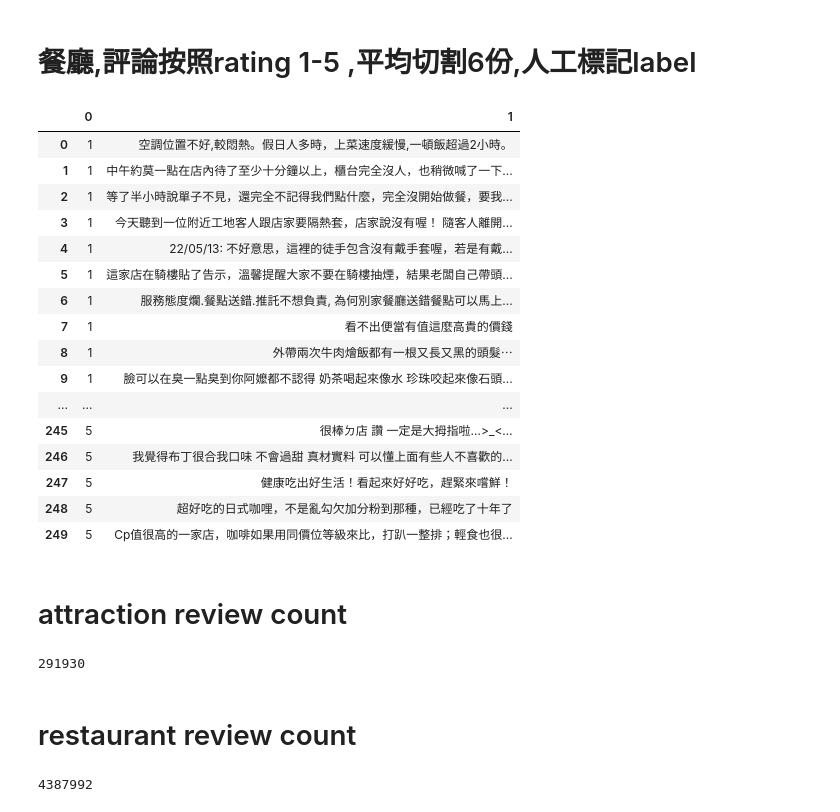
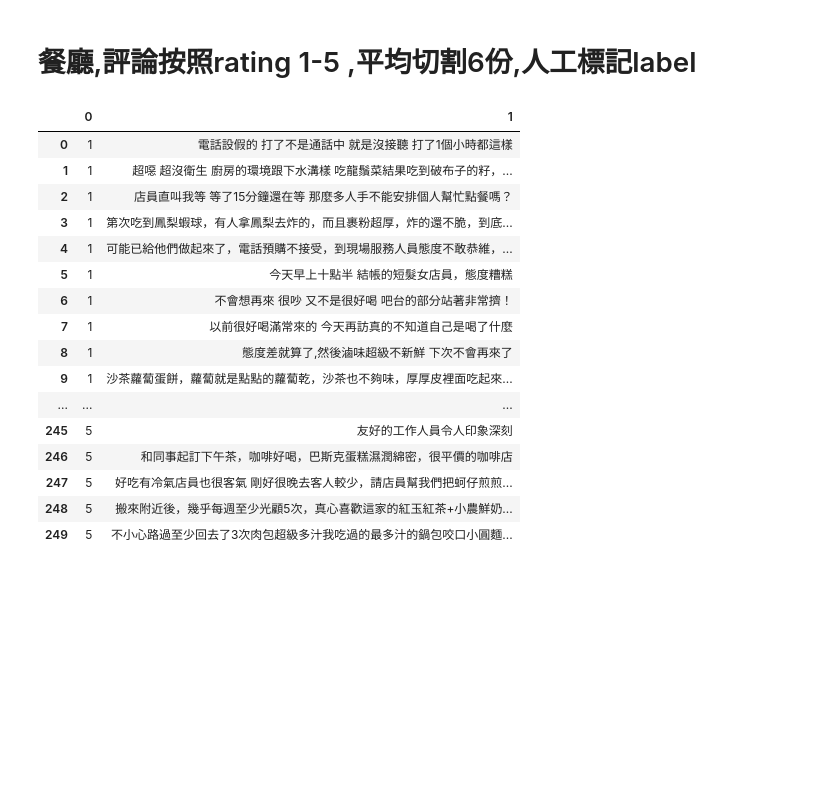
Before and after one commit to DAMA1011/FinalReport, a Jupyter notebook: place_review_random_select1.ipynb, the cells around one changed output. Saved outputs shown, nothing was run; the diff lists cells and outputs as text; code cells hidden in the pictures; blank space fills up the shorter version.

```diff
--- a/place_review_random_select1.ipynb
+++ b/place_review_random_select1.ipynb
@@ -123,8 +121,8 @@ dff["review_text"]
 499                                                                                                                                                                                                      ...
 Name: review_text, dtype: object
 # %%
-pd.set_option("display.max_colwidth",500)
-pd.set_option("display.max_rows",1000)
+# pd.set_option("display.max_colwidth",500)
+# pd.set_option("display.max_rows",1000)
 # %% [markdown]
 # 餐廳,5種星數,各隨機選300個csv裡的隨機1則評論
 # %%
@@ -255,43 +245,21 @@ for rating_ in ratingList:
 # %%
-df_1 = pd.read_csv("Data/raw_data/restaurant/review/review_分六份人工標記label/review_label_restaurant_1.csv",header=None)
+df_1 = pd.read_csv("Data/raw_data/restaurant/review/review_分六份人工標記label/review_label_1.csv",header=None)
 df_1
 # %% [output]
 |  | 0 | 1 |
-| 0 | 1 | 空調位置不好,較悶熱。假日人多時，上菜速度緩慢,一頓飯超過2小時。 |
-| 1 | 1 | 中午約莫一點在店內待了至少十分鐘以上，櫃台完全沒人，也稍微喊了一下... |
-| 2 | 1 | 等了半小時說單子不見，還完全不記得我們點什麼，完全沒開始做餐，要我... |
-| 3 | 1 | 今天聽到一位附近工地客人跟店家要隔熱套，店家說沒有喔！ 隨客人離開... |
-| 4 | 1 | 22/05/13: 不好意思，這裡的徒手包含沒有戴手套喔，若是有戴... |
-| 5 | 1 | 這家店在騎樓貼了告示，溫馨提醒大家不要在騎樓抽煙，結果老闆自己帶頭... |
-| 6 | 1 | 服務態度爛.餐點送錯.推託不想負責, 為何別家餐廳送錯餐點可以馬上... |
-| 7 | 1 | 看不出便當有值這麼高貴的價錢 |
-| 8 | 1 | 外帶兩次牛肉燴飯都有一根又長又黑的頭髮⋯ |
-| 9 | 1 | 臉可以在臭一點臭到你阿嬤都不認得 奶茶喝起來像水 珍珠咬起來像石頭... |
+| 0 | 1 | 電話設假的 打了不是通話中 就是沒接聽 打了1個小時都這樣 |
+| 1 | 1 | 超噁 超沒衛生 廚房的環境跟下水溝樣 吃龍鬚菜結果吃到破布子的籽，... |
+| 2 | 1 | 店員直叫我等 等了15分鐘還在等 那麼多人手不能安排個人幫忙點餐嗎？ |
+| 3 | 1 | 第次吃到鳳梨蝦球，有人拿鳳梨去炸的，而且裹粉超厚，炸的還不脆，到底... |
+| 4 | 1 | 可能已給他們做起來了，電話預購不接受，到現場服務人員態度不敢恭維，... |
+| 5 | 1 | 今天早上十點半 結帳的短髮女店員，態度糟糕 |
+| 6 | 1 | 不會想再來 很吵 又不是很好喝 吧台的部分站著非常擠！ |
+| 7 | 1 | 以前很好喝滿常來的 今天再訪真的不知道自己是喝了什麼 |
+| 8 | 1 | 態度差就算了,然後滷味超級不新鮮 下次不會再來了 |
+| 9 | 1 | 沙茶蘿蔔蛋餅，蘿蔔就是點點的蘿蔔乾，沙茶也不夠味，厚厚皮裡面吃起來... |
 | ... | ... | ... |
-| 245 | 5 | 很棒ㄉ店 讚 一定是大拇指啦…>_<… |
-| 246 | 5 | 我覺得布丁很合我口味 不會過甜 真材實料 可以懂上面有些人不喜歡的... |
-| 247 | 5 | 健康吃出好生活！看起來好好吃，趕緊來嚐鮮！ |
-| 248 | 5 | 超好吃的日式咖哩，不是亂勾欠加分粉到那種，已經吃了十年了 |
-| 249 | 5 | Cp值很高的一家店，咖啡如果用同價位等級來比，打趴一整排；輕食也很... |
+| 245 | 5 | 友好的工作人員令人印象深刻 |
+| 246 | 5 | 和同事起訂下午茶，咖啡好喝，巴斯克蛋糕濕潤綿密，很平價的咖啡店 |
+| 247 | 5 | 好吃有冷氣店員也很客氣 剛好很晚去客人較少，請店員幫我們把蚵仔煎煎... |
+| 248 | 5 | 搬來附近後，幾乎每週至少光顧5次，真心喜歡這家的紅玉紅茶+小農鮮奶... |
+| 249 | 5 | 不小心路過至少回去了3次肉包超級多汁我吃過的最多汁的鍋包咬口小圓麵... |
-# %% [markdown]
-# attraction review count
-# %%
-file = os.listdir("Data/raw_data/attraction/review/review_clean/")
-count = 0
-for i in file:
-    df = pd.read_csv(f"Data/raw_data/attraction/review/review_clean/{i}")
-    count+=len(df)
-print(count)
-# %% [output]
-291930
-# %% [markdown]
-# restaurant review count
-# %%
-file = os.listdir("Data/raw_data/restaurant/review/review_clean/")
-count = 0
-for i in file:
-    df = pd.read_csv(f"Data/raw_data/restaurant/review/review_clean/{i}")
-    count+=len(df)
-print(count)
-# %% [output]
-4387992
```
Also changed, not shown: parts of 8 cells of this notebook, 2 other files.
